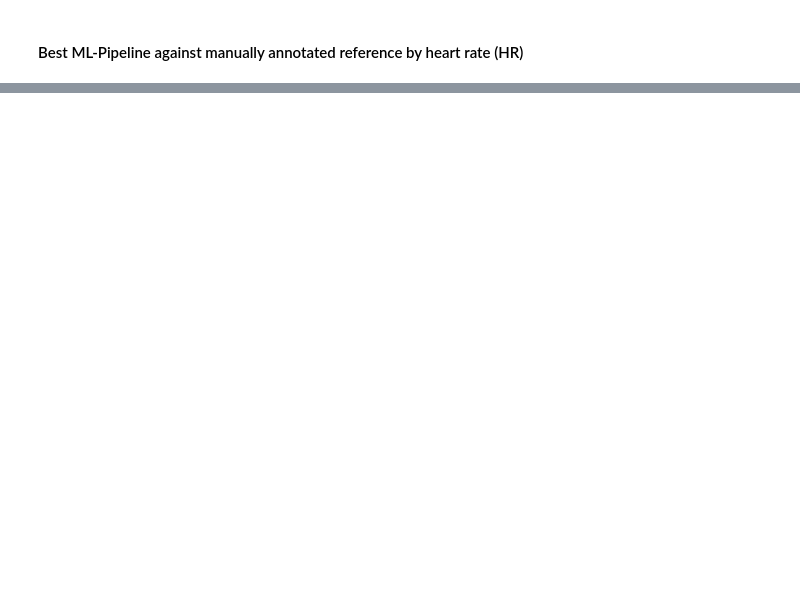
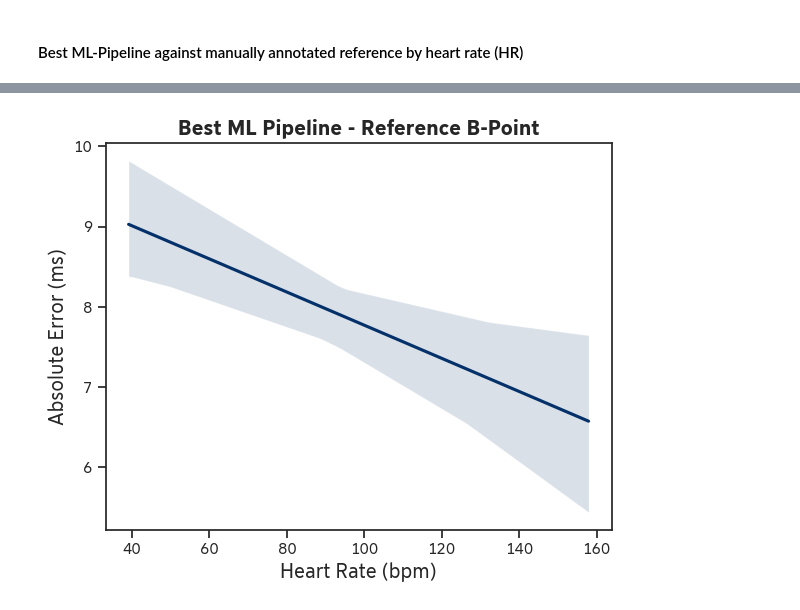
Before and after one commit to empkins/pepbench, a Jupyter notebook: experiments/pep_algorithm_benchmarking/notebooks/ML_analysis/Plotting/Plotting_B_Point.ipynb, the cells around one changed output, grey strips where cells are left out. Drawn from its saved outputs; the diff is of its cells as text; code cells hidden in the pictures; blank space fills up the shorter version.

```diff
--- a/experiments/pep_algorithm_benchmarking/notebooks/ML_analysis/Plotting/Plotting_B_Point.ipynb
+++ b/experiments/pep_algorithm_benchmarking/notebooks/ML_analysis/Plotting/Plotting_B_Point.ipynb
@@ -231,0 +263,24 @@ plt.show()
+# %%
+palette = sns.color_palette(cmaps.faculties)
+fig, axs = plt.subplots(figsize=(6,5))
+fig.patch.set_facecolor('none')
+sns.regplot(
+    x='heart_rate_bpm_estimated',
+    y='Diff. Reference - MinMax RFR',
+    data=residual_plot_data_bpm,
+    lowess=False,
+    scatter_kws={'alpha':0.1},
+    line_kws={'color':palette[0]},
+    x_ci="sd",
+    ci=100,
+    scatter=False,
+)
+# axs.set_ylim(0,10)
+# axs.set_ylabel("Reference B-point - Best ML Pipeline (ms)", fontdict={"size": 14.5})
+axs.set_ylabel("Absolute Error (ms)", fontdict={"size": 14.5})
+axs.set_xlabel("Heart Rate (bpm)", fontdict={"size": 14.5})
+axs.set_title("Best ML Pipeline - Reference B-Point", fontdict={"weight": "bold", "size": 15})
+fig.tight_layout()
+plt.show()
+# %% [output]
+[figure, added]
```
Also changed, not shown: parts of 6 cells of this notebook, 2 other files.
